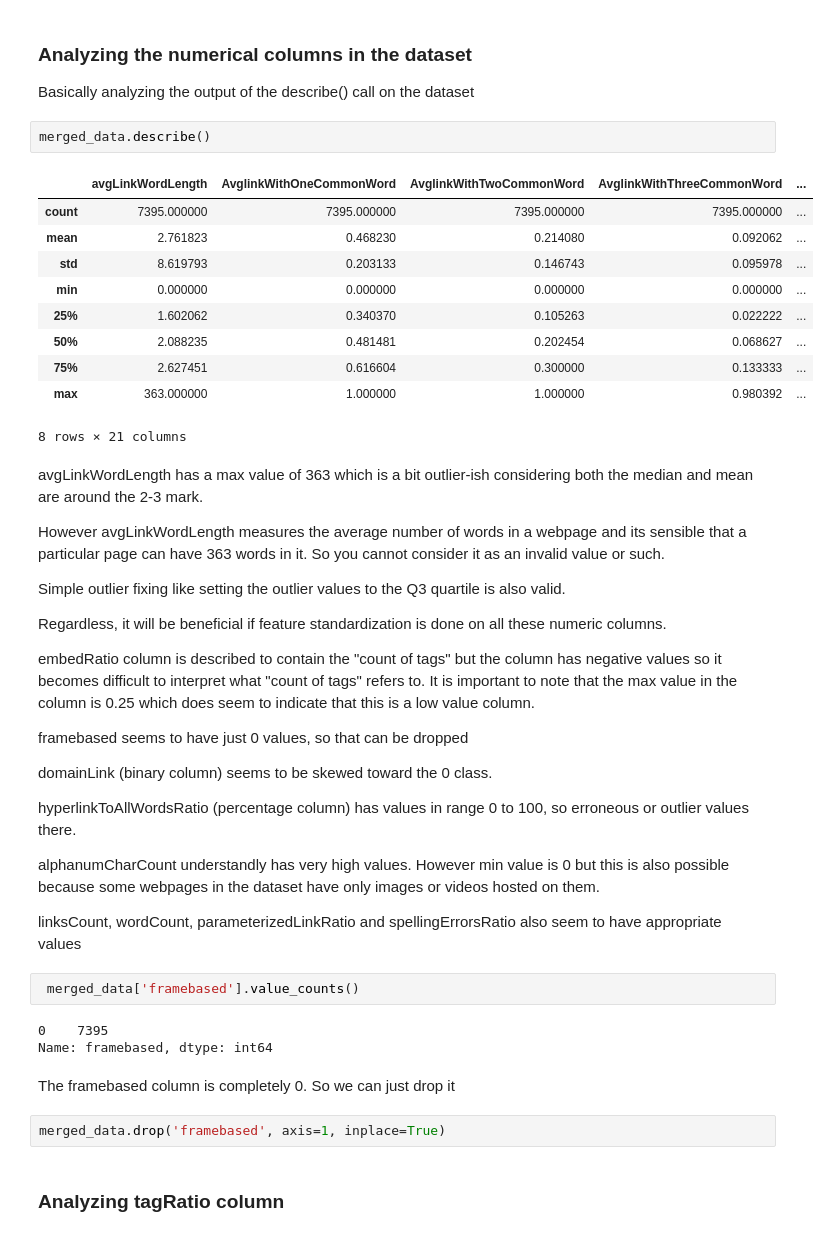
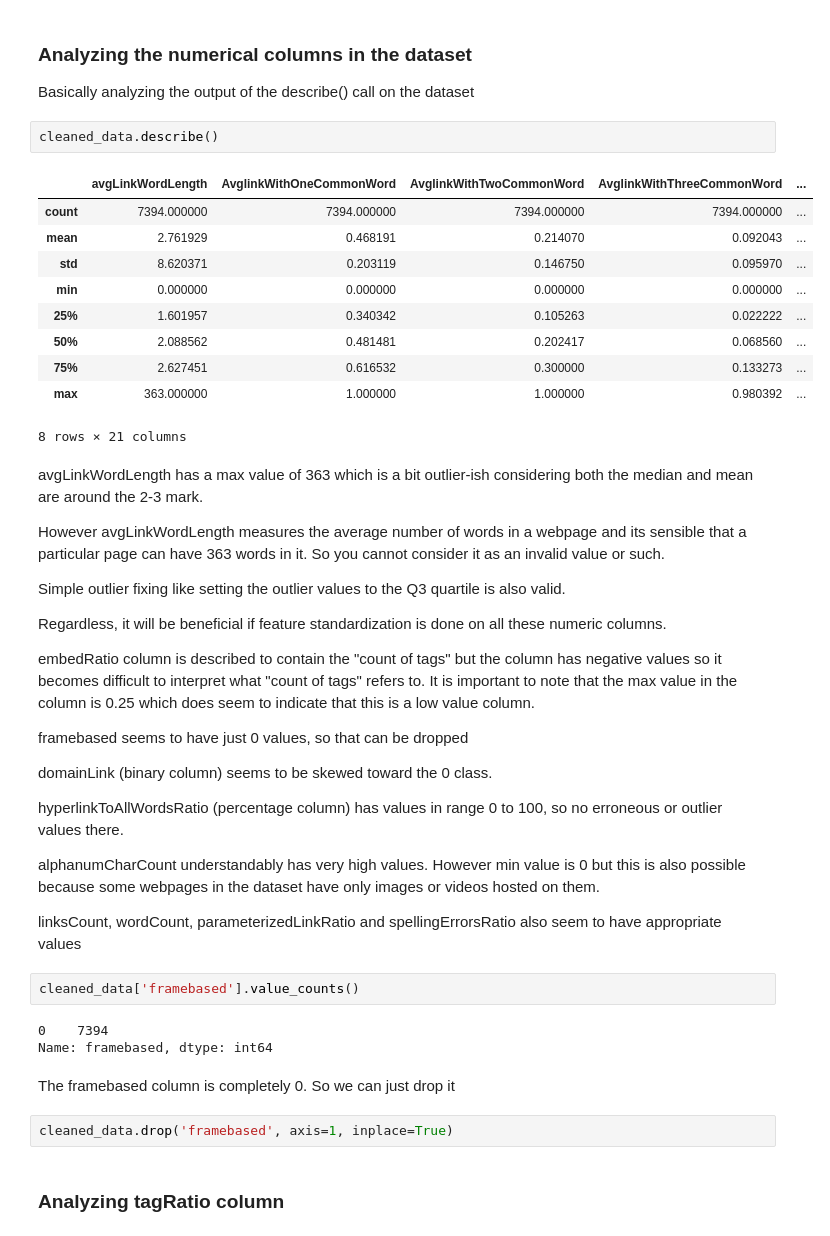
Before and after one commit to james-jasvin/Help-Boost-Our-Online-Reach, a Jupyter notebook: ML-Project.ipynb, the cells around one changed output. Saved outputs shown, nothing was run; the diff lists cells and outputs as text.

Commit message:
Added correlation analysis and cleaned up some mistakes

```diff
--- a/ML-Project.ipynb
+++ b/ML-Project.ipynb
@@ -298,16 +286,16 @@ It also makes sense that once we have finished labelling, the alchemy_category_s
 
 Basically analyzing the output of the describe() call on the dataset
 # %%
-merged_data.describe()
+cleaned_data.describe()
 # %% [output]
 |  | avgLinkWordLength | AvglinkWithOneCommonWord | AvglinkWithTwoCommonWord | AvglinkWithThreeCommonWord | ... |
-| count | 7395.000000 | 7395.000000 | 7395.000000 | 7395.000000 | ... |
-| mean | 2.761823 | 0.468230 | 0.214080 | 0.092062 | ... |
-| std | 8.619793 | 0.203133 | 0.146743 | 0.095978 | ... |
+| count | 7394.000000 | 7394.000000 | 7394.000000 | 7394.000000 | ... |
+| mean | 2.761929 | 0.468191 | 0.214070 | 0.092043 | ... |
+| std | 8.620371 | 0.203119 | 0.146750 | 0.095970 | ... |
 | min | 0.000000 | 0.000000 | 0.000000 | 0.000000 | ... |
-| 25% | 1.602062 | 0.340370 | 0.105263 | 0.022222 | ... |
-| 50% | 2.088235 | 0.481481 | 0.202454 | 0.068627 | ... |
-| 75% | 2.627451 | 0.616604 | 0.300000 | 0.133333 | ... |
+| 25% | 1.601957 | 0.340342 | 0.105263 | 0.022222 | ... |
+| 50% | 2.088562 | 0.481481 | 0.202417 | 0.068560 | ... |
+| 75% | 2.627451 | 0.616532 | 0.300000 | 0.133273 | ... |
 | max | 363.000000 | 1.000000 | 1.000000 | 0.980392 | ... |
 8 rows × 21 columns
 # %% [markdown]
@@ -325,20 +313,20 @@ framebased seems to have just 0 values, so that can be dropped
 
 domainLink (binary column) seems to be skewed toward the 0 class.
 
-hyperlinkToAllWordsRatio (percentage column) has values in range 0 to 100, so erroneous or outlier values there.
+hyperlinkToAllWordsRatio (percentage column) has values in range 0 to 100, so no erroneous or outlier values there.
 
-alphanumCharCount understandly has very high values. However min value is 0 but this is also possible because some webpages in the dataset have only images or videos hosted on them.
+alphanumCharCount understandably has very high values. However min value is 0 but this is also possible because some webpages in the dataset have only images or videos hosted on them.
 
 linksCount, wordCount, parameterizedLinkRatio and spellingErrorsRatio also seem to have appropriate values
 # %%
- merged_data['framebased'].value_counts()
+cleaned_data['framebased'].value_counts()
 # %% [output]
-0    7395
+0    7394
 Name: framebased, dtype: int64
 # %% [markdown]
 The framebased column is completely 0. So we can just drop it
 # %%
-merged_data.drop('framebased', axis=1, inplace=True)
+cleaned_data.drop('framebased', axis=1, inplace=True)
 # %% [markdown]
 ### Analyzing tagRatio column
 # %%
```
Also changed, not shown: parts of 18 cells of this notebook.
